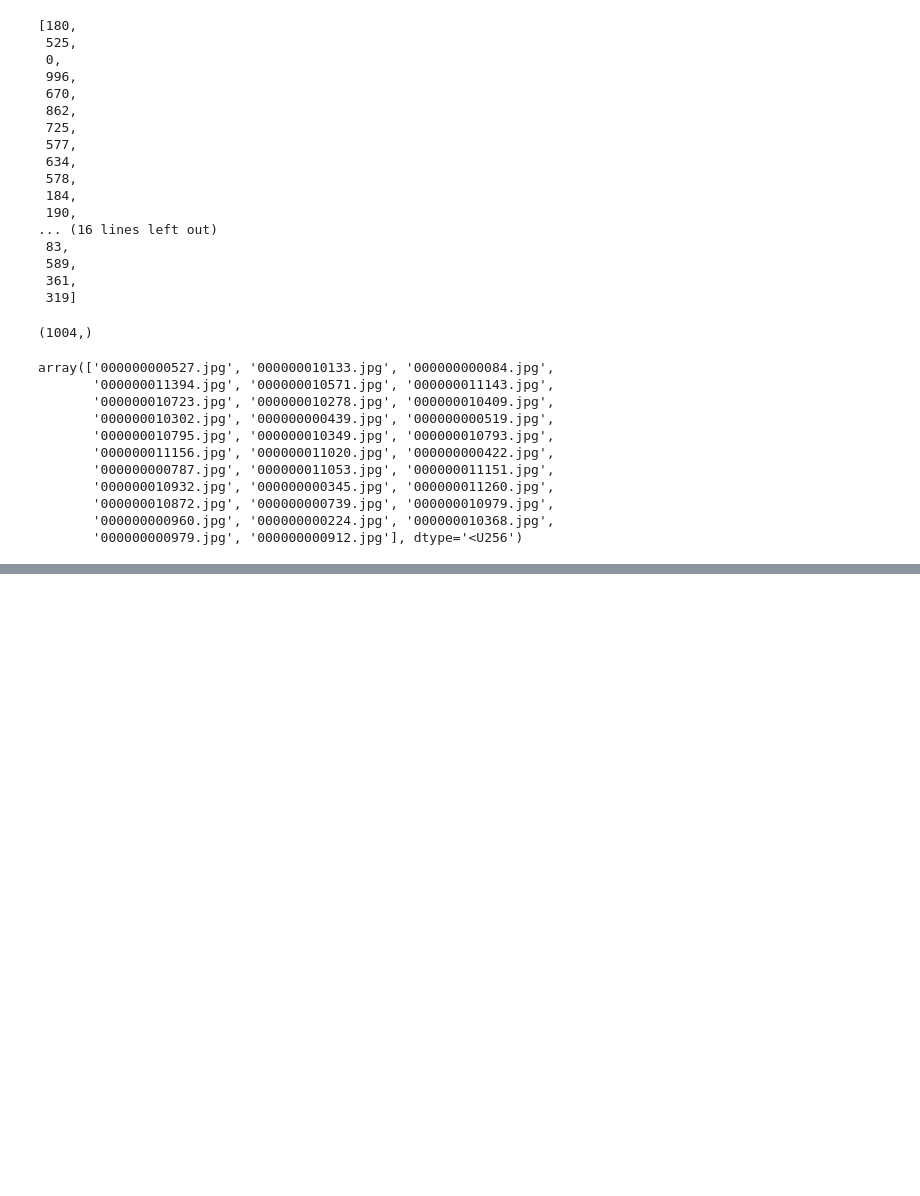
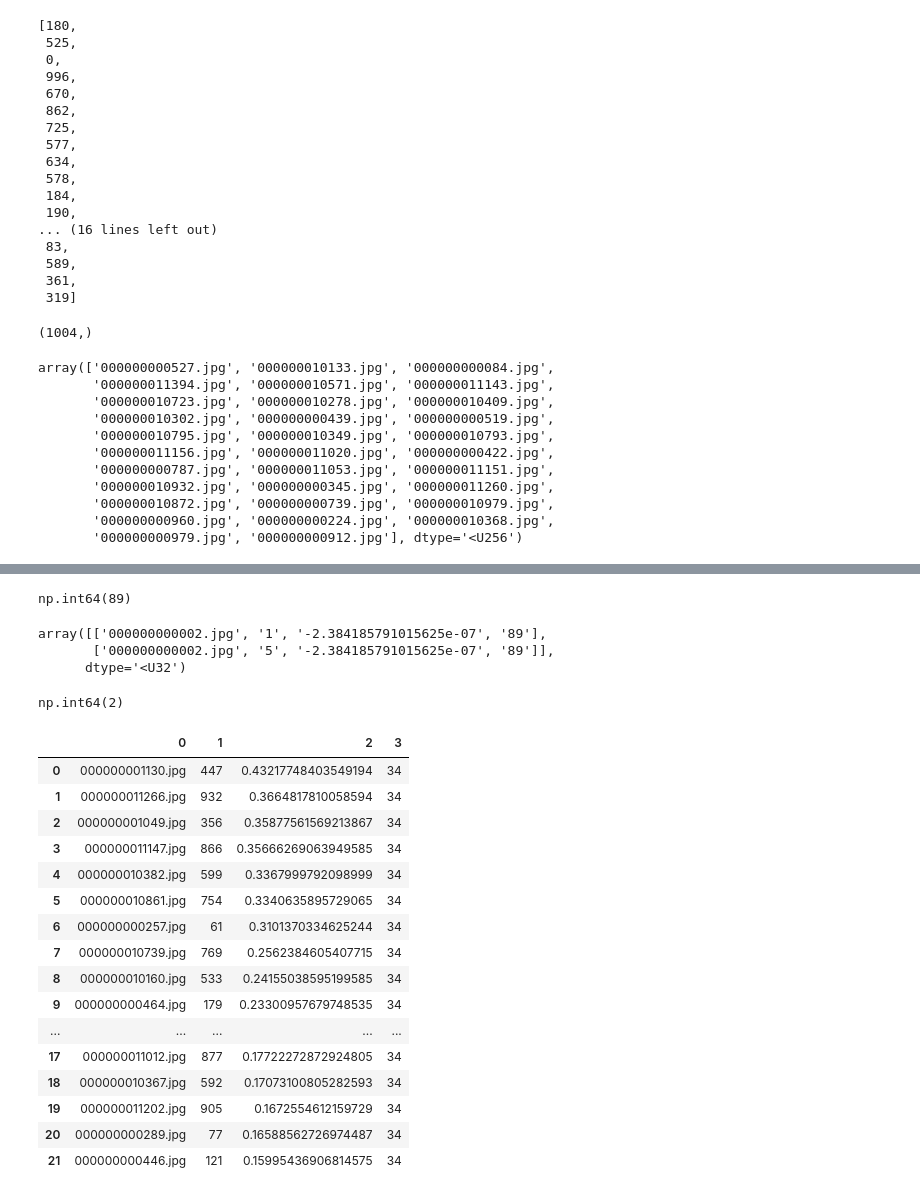
Before and after one commit to francesco-bernardi/SemDeDup, a Jupyter notebook: Untitled-1.ipynb, the cells around one changed output, grey strips where cells are left out. Drawn from its saved outputs; the diff is of its cells as text; code cells hidden in the pictures; blank space fills up the shorter version.

```diff
--- a/Untitled-1.ipynb
+++ b/Untitled-1.ipynb
@@ -216,0 +244,14 @@ array(['000000000527.jpg', '000000010133.jpg', '000000000084.jpg',
+# %%
+np.load("/home/fbernardi/Documents/SemDeDup/data/embeddings/nearest_cent.npy")[1]
+# %% [output]
+np.int64(89)
+# %%
+np.load("/home/fbernardi/Documents/SemDeDup/data/sorted_clusters/cluster_89.npy")
+# %% [output]
+array([['000000000002.jpg', '1', '-2.384185791015625e-07', '89'],
+       ['000000000002.jpg', '5', '-2.384185791015625e-07', '89']],
+      dtype='<U32')
+# %%
+sum(np.load("/home/fbernardi/Documents/SemDeDup/data/embeddings/nearest_cent.npy") == 89)
+# %% [output]
+np.int64(2)
@@ -216,0 +265,20 @@ array(['000000000527.jpg', '000000010133.jpg', '000000000084.jpg',
+# %%
+pd.DataFrame(np.load("/home/fbernardi/Documents/SemDeDup/data/sorted_clusters/cluster_34.npy"))
+# %% [output]
+|  | 0 | 1 | 2 | 3 |
+| 0 | 000000001130.jpg | 447 | 0.43217748403549194 | 34 |
+| 1 | 000000011266.jpg | 932 | 0.3664817810058594 | 34 |
+| 2 | 000000001049.jpg | 356 | 0.35877561569213867 | 34 |
+| 3 | 000000011147.jpg | 866 | 0.35666269063949585 | 34 |
+| 4 | 000000010382.jpg | 599 | 0.3367999792098999 | 34 |
+| 5 | 000000010861.jpg | 754 | 0.3340635895729065 | 34 |
+| 6 | 000000000257.jpg | 61 | 0.3101370334625244 | 34 |
+| 7 | 000000010739.jpg | 769 | 0.2562384605407715 | 34 |
+| 8 | 000000010160.jpg | 533 | 0.24155038595199585 | 34 |
+| 9 | 000000000464.jpg | 179 | 0.23300957679748535 | 34 |
+| ... | ... | ... | ... | ... |
+| 17 | 000000011012.jpg | 877 | 0.17722272872924805 | 34 |
+| 18 | 000000010367.jpg | 592 | 0.17073100805282593 | 34 |
+| 19 | 000000011202.jpg | 905 | 0.1672554612159729 | 34 |
+| 20 | 000000000289.jpg | 77 | 0.16588562726974487 | 34 |
+| 21 | 000000000446.jpg | 121 | 0.15995436906814575 | 34 |
```
Also changed, not shown: parts of 14 cells of this notebook.
